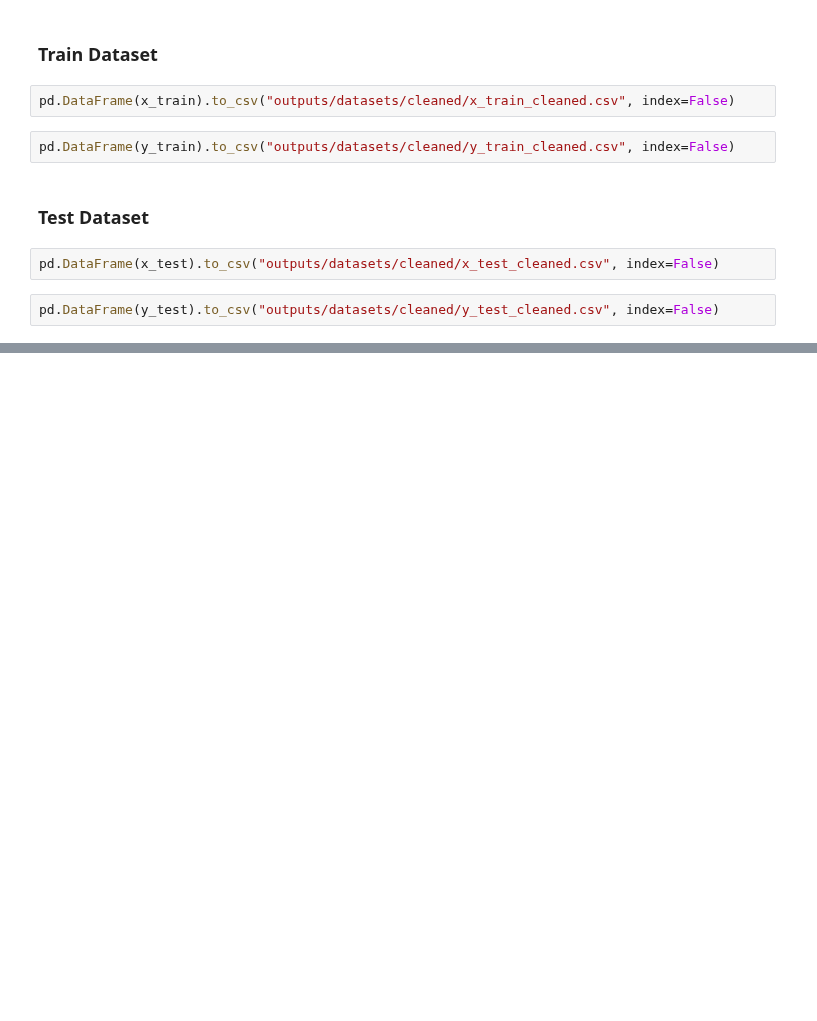
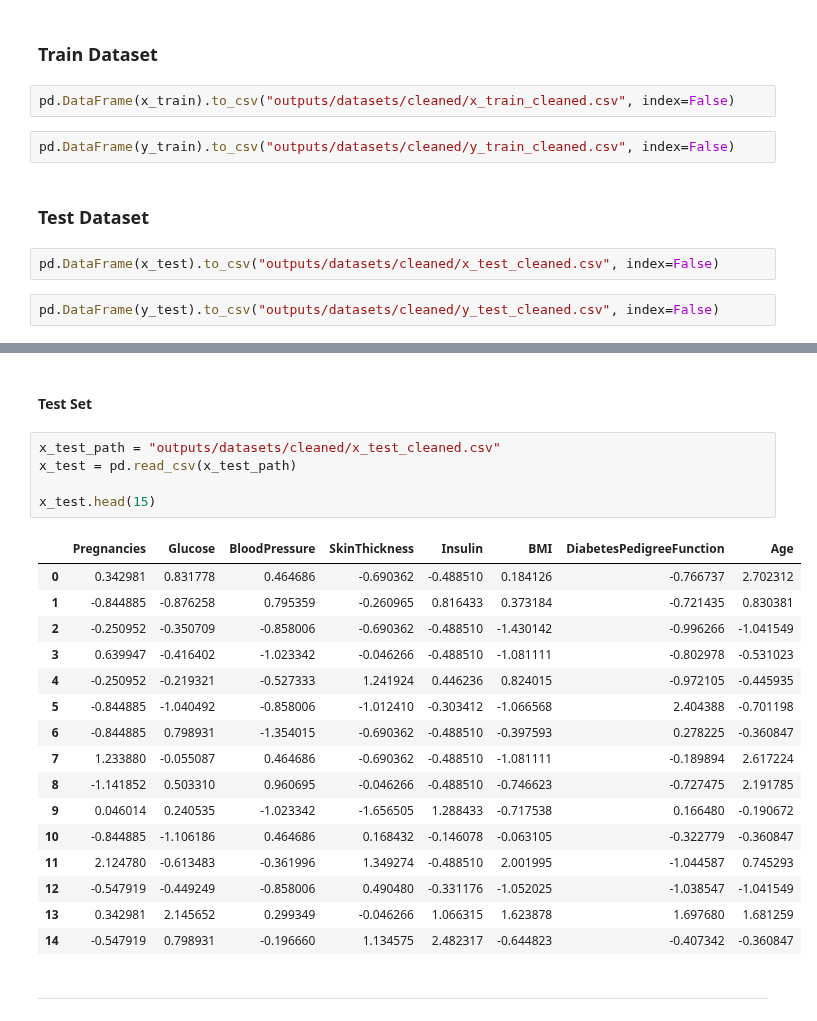
Before and after one commit to Code-Institute-Submissions/hardingrichard-pp5-diabetes-prediction_JanResub, a Jupyter notebook: jupyter_notebooks/03-FeatureEngineering.ipynb, the cells around one changed output, grey strips where cells are left out. Saved outputs shown, nothing was run; the diff lists cells and outputs as text; blank space fills up the shorter version.

```diff
--- a/jupyter_notebooks/03-FeatureEngineering.ipynb
+++ b/jupyter_notebooks/03-FeatureEngineering.ipynb
@@ -328,0 +393,26 @@ pd.DataFrame(y_test).to_csv("outputs/datasets/cleaned/y_test_cleaned.csv", index
+# %% [markdown]
+#### Test Set
+# %%
+x_test_path = "outputs/datasets/cleaned/x_test_cleaned.csv"
+x_test = pd.read_csv(x_test_path)
+
+x_test.head(15)
+# %% [output]
+|  | Pregnancies | Glucose | BloodPressure | SkinThickness | Insulin | BMI | DiabetesPedigreeFunction | Age |
+| 0 | 0.342981 | 0.831778 | 0.464686 | -0.690362 | -0.488510 | 0.184126 | -0.766737 | 2.702312 |
+| 1 | -0.844885 | -0.876258 | 0.795359 | -0.260965 | 0.816433 | 0.373184 | -0.721435 | 0.830381 |
+| 2 | -0.250952 | -0.350709 | -0.858006 | -0.690362 | -0.488510 | -1.430142 | -0.996266 | -1.041549 |
+| 3 | 0.639947 | -0.416402 | -1.023342 | -0.046266 | -0.488510 | -1.081111 | -0.802978 | -0.531023 |
+| 4 | -0.250952 | -0.219321 | -0.527333 | 1.241924 | 0.446236 | 0.824015 | -0.972105 | -0.445935 |
+| 5 | -0.844885 | -1.040492 | -0.858006 | -1.012410 | -0.303412 | -1.066568 | 2.404388 | -0.701198 |
+| 6 | -0.844885 | 0.798931 | -1.354015 | -0.690362 | -0.488510 | -0.397593 | 0.278225 | -0.360847 |
+| 7 | 1.233880 | -0.055087 | 0.464686 | -0.690362 | -0.488510 | -1.081111 | -0.189894 | 2.617224 |
+| 8 | -1.141852 | 0.503310 | 0.960695 | -0.046266 | -0.488510 | -0.746623 | -0.727475 | 2.191785 |
+| 9 | 0.046014 | 0.240535 | -1.023342 | -1.656505 | 1.288433 | -0.717538 | 0.166480 | -0.190672 |
+| 10 | -0.844885 | -1.106186 | 0.464686 | 0.168432 | -0.146078 | -0.063105 | -0.322779 | -0.360847 |
+| 11 | 2.124780 | -0.613483 | -0.361996 | 1.349274 | -0.488510 | 2.001995 | -1.044587 | 0.745293 |
+| 12 | -0.547919 | -0.449249 | -0.858006 | 0.490480 | -0.331176 | -1.052025 | -1.038547 | -1.041549 |
+| 13 | 0.342981 | 2.145652 | 0.299349 | -0.046266 | 1.066315 | 1.623878 | 1.697680 | 1.681259 |
+| 14 | -0.547919 | 0.798931 | -0.196660 | 1.134575 | 2.482317 | -0.644823 | -0.407342 | -0.360847 |
+# %% [markdown]
+---
```
Also changed, not shown: parts of 13 cells of this notebook.
